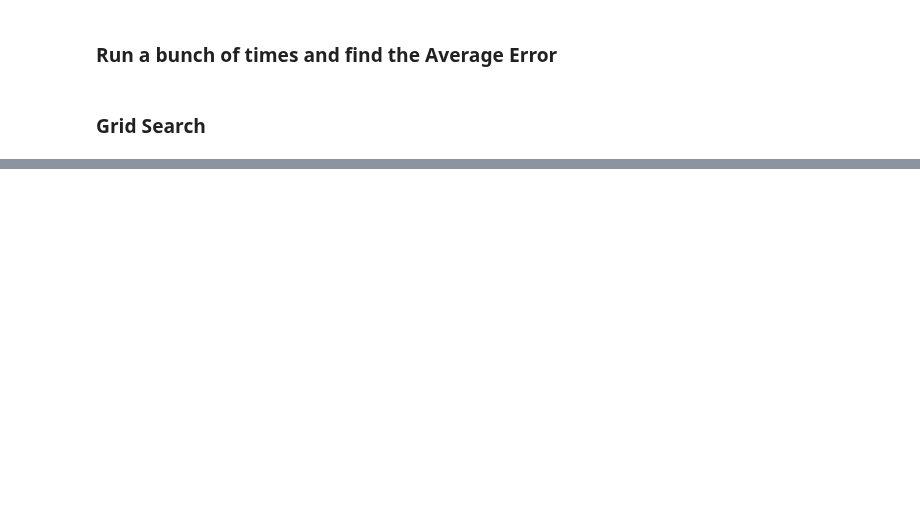
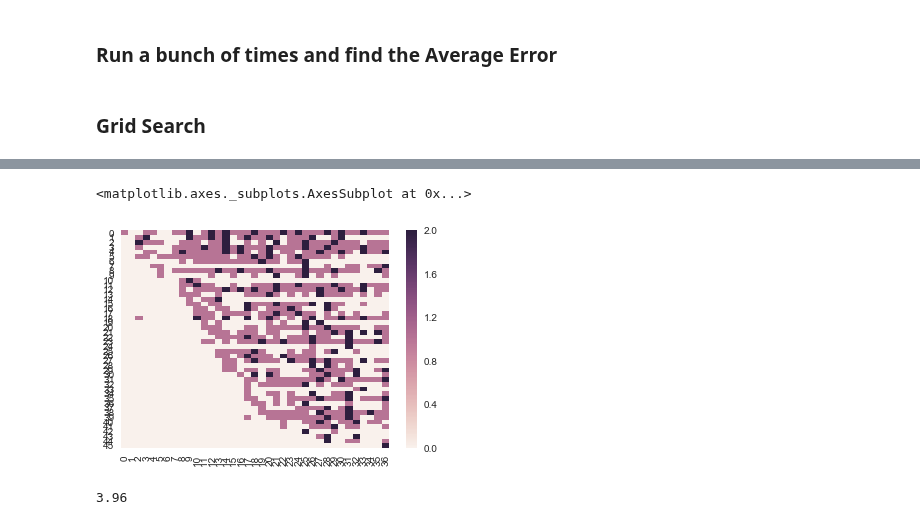
Before and after one commit to Edderic/mics-whales, a Jupyter notebook: mics-whales.ipynb, the cells around one changed output, grey strips where cells are left out. Cells and saved outputs as stored; diff of their text form; code cells hidden in the pictures; blank space fills up the shorter version.

```diff
--- a/mics-whales.ipynb
+++ b/mics-whales.ipynb
@@ -319,5 +281,5 @@ dtype: int64
 # %%
-def generate_data(binomial_n=9, binomial_p=0.5, df_data=None):
+def generate_data(binomial_n=9, binomial_p=0.5, binomial_offset=False, df_data=None):
     num_rows, num_cols = df_data.shape
     # 1s represent female only
     time_data = np.ones((num_rows, num_cols))
@@ -328,7 +290,13 @@ def generate_data(binomial_n=9, binomial_p=0.5, df_data=None):
         time_data[row, tmp_col] = 2 # first birth
 
         while tmp_col < num_cols:
-            next_birth = np.random.binomial(n=binomial_n, p=binomial_p) + tmp_col
+            tmp_next_birth = np.random.binomial(n=binomial_n, p=binomial_p) + tmp_col
+
+            if binomial_offset:
+                next_birth = tmp_next_birth + 2
+            else:
+                next_birth = tmp_next_birth
+
             if next_birth < num_cols:
                 time_data[row, next_birth] = 2
 
@@ -338 +308,7 @@ def generate_data(binomial_n=9, binomial_p=0.5, df_data=None):
+# %%
+def generate_and_hide(**kwargs):
+    fake_data = generate_data(df_data=rows_with_observed_births, **kwargs)
+    fake_data[np.where(rows_with_observed_births.as_matrix() == 0)] = 0
+
+    return fake_data
 # %%
@@ -464,0 +413,9 @@ pd.DataFrame(errors).sort_values(by='error')
+# %%
+sns.heatmap(generate_and_hide(binomial_n=9, binomial_p=0.21, binomial_offset=1))
+# %% [output]
+<matplotlib.axes._subplots.AxesSubplot at 0x...>
+[figure, added]
+# %%
+1 + 8*0.37
+# %% [output]
+3.96
```
Also changed, not shown: parts of 26 cells of this notebook.
